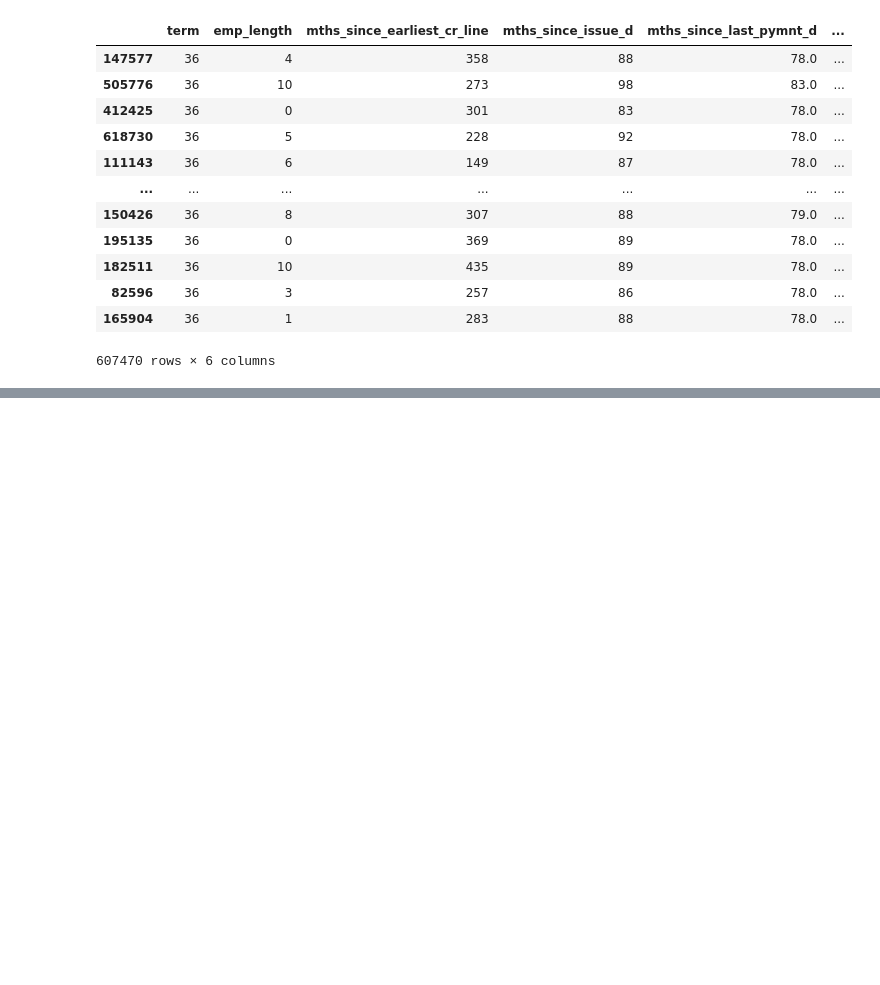
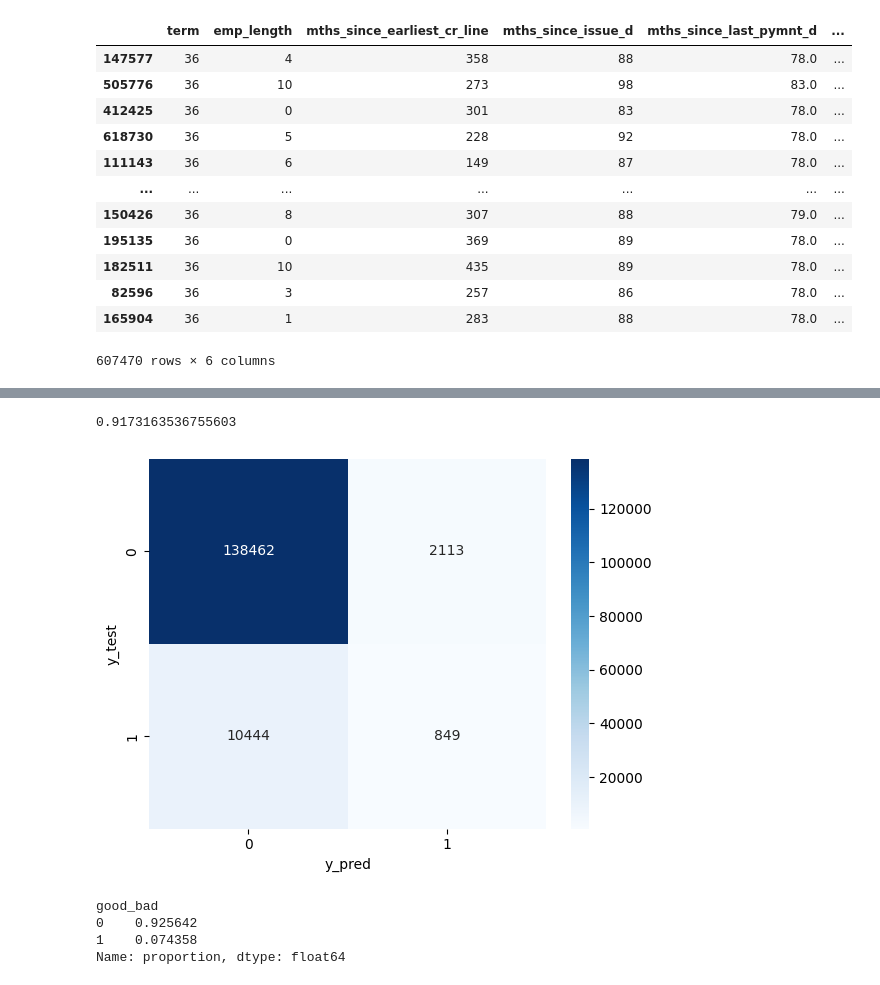
Before and after one commit to FemasAriandaRizki/credit_risk_model, a Jupyter notebook: Credit Risk Model.ipynb, the cells around one changed output, grey strips where cells are left out. Saved outputs shown, nothing was run; the diff lists cells and outputs as text; code cells hidden in the pictures; blank space fills up the shorter version.

Commit message:
modelling

```diff
--- a/Credit Risk Model.ipynb
+++ b/Credit Risk Model.ipynb
@@ -368,11 +345,12 @@ X_test['term'] = pd.to_numeric(X_test['term'].str.replace('months', ''))
 # %%
-X_test['emp_length'] = X_test['emp_length'].str.replace('+ years', '')
+X_test['term'] = pd.to_numeric(X_test['term'].str.replace('months', ''))
+
 X_test['emp_length'] = X_test['emp_length'].str.replace(' years', '')
+X_test['emp_length'] = X_test['emp_length'].str.replace('+', '')
 X_test['emp_length'] = X_test['emp_length'].str.replace('< 1 year', str(0))
 X_test['emp_length'] = X_test['emp_length'].str.replace(' year', '')
 
 X_test['emp_length'] = X_test['emp_length'].fillna(0)
-
 X_test['emp_length'] = pd.to_numeric(X_test['emp_length'])
 # %%
 for col in col_date:
@@ -519,0 +560,3 @@ X_train
+# %%
+X_train.fillna(X_train.median(), inplace = True)
+X_test.fillna(X_test.median(), inplace = True)
@@ -519,0 +567,5 @@ X_train
+# %%
+model = LogisticRegression()
+# %%
+model.fit(X_train, y_train)
+y_pred = model.predict(X_test)
@@ -519,0 +597,5 @@ X_train
+# %%
+from sklearn.metrics import accuracy_score
+accuracy_score(y_pred, y_test)
+# %% [output]
+0.9173163536755603
@@ -519,0 +607,17 @@ X_train
+# %%
+cm = confusion_matrix(y_test, y_pred)
+
+sns.heatmap(cm, annot=True, fmt='.0f', cmap=plt.cm.Blues)
+plt.xlabel('y_pred')
+plt.ylabel('y_test')
+
+plt.show()
+# %% [output]
+[figure, added]
+# %%
+y_train.value_counts(normalize=True)
+# %% [output]
+good_bad
+0    0.925642
+1    0.074358
+Name: proportion, dtype: float64
```
Also changed, not shown: parts of 30 cells of this notebook.
